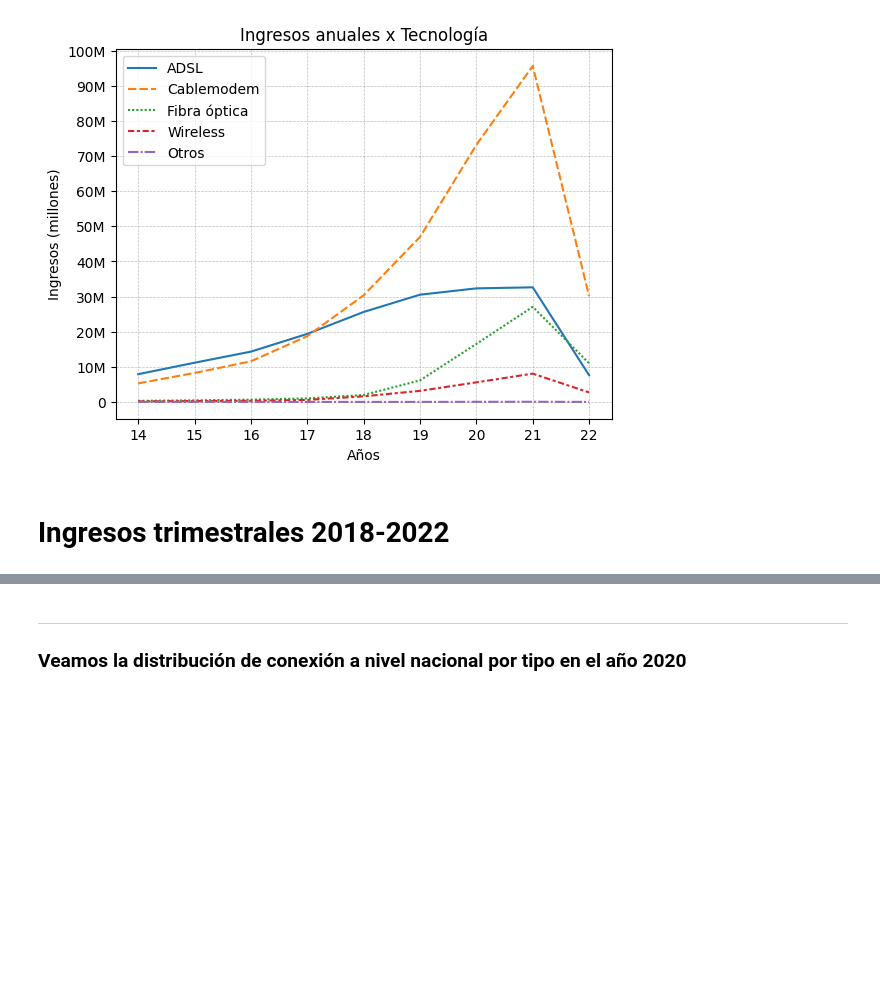
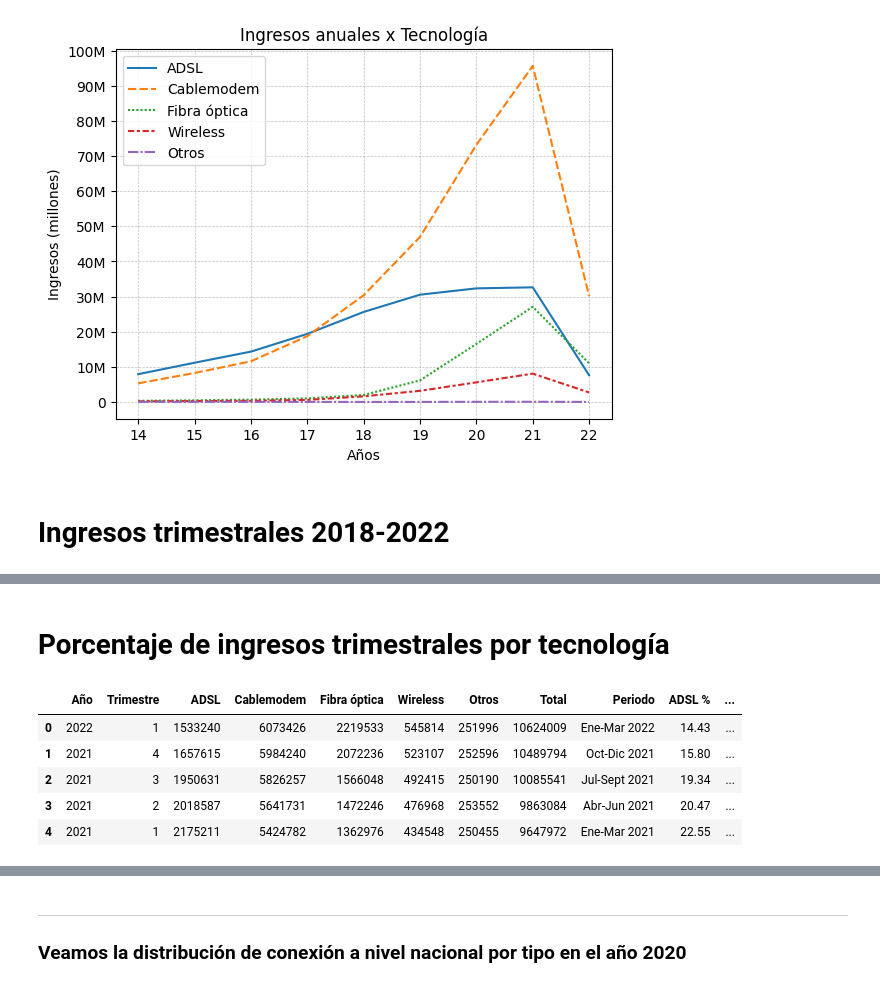
Before and after one commit to volpo/Telecomuniation_PI, a Jupyter notebook: EDA.ipynb, the cells around one changed output, grey strips where cells are left out. Drawn from its saved outputs; the diff is of its cells as text; code cells hidden in the pictures; blank space fills up the shorter version.

```diff
--- a/EDA.ipynb
+++ b/EDA.ipynb
@@ -435,0 +469,2 @@ ingresos_trimestrales_2018_2022
+# %% [markdown]
+# Porcentaje de ingresos trimestrales por tecnología
@@ -435,0 +487,9 @@ ingresos_trimestrales_2018_2022
+# %%
+Trimestre_Tecnologia.head()
+# %% [output]
+|  | Año | Trimestre | ADSL | Cablemodem | Fibra óptica | Wireless | Otros | Total | Periodo | ADSL % | ... |
+| 0 | 2022 | 1 | 1533240 | 6073426 | 2219533 | 545814 | 251996 | 10624009 | Ene-Mar 2022 | 14.43 | ... |
+| 1 | 2021 | 4 | 1657615 | 5984240 | 2072236 | 523107 | 252596 | 10489794 | Oct-Dic 2021 | 15.80 | ... |
+| 2 | 2021 | 3 | 1950631 | 5826257 | 1566048 | 492415 | 250190 | 10085541 | Jul-Sept 2021 | 19.34 | ... |
+| 3 | 2021 | 2 | 2018587 | 5641731 | 1472246 | 476968 | 253552 | 9863084 | Abr-Jun 2021 | 20.47 | ... |
+| 4 | 2021 | 1 | 2175211 | 5424782 | 1362976 | 434548 | 250455 | 9647972 | Ene-Mar 2021 | 22.55 | ... |
```
Also changed, not shown: parts of 24 cells of this notebook.
